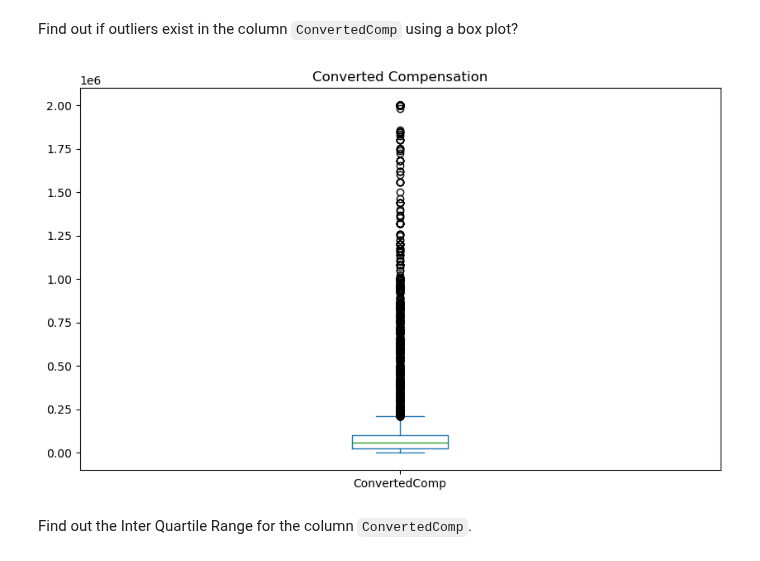
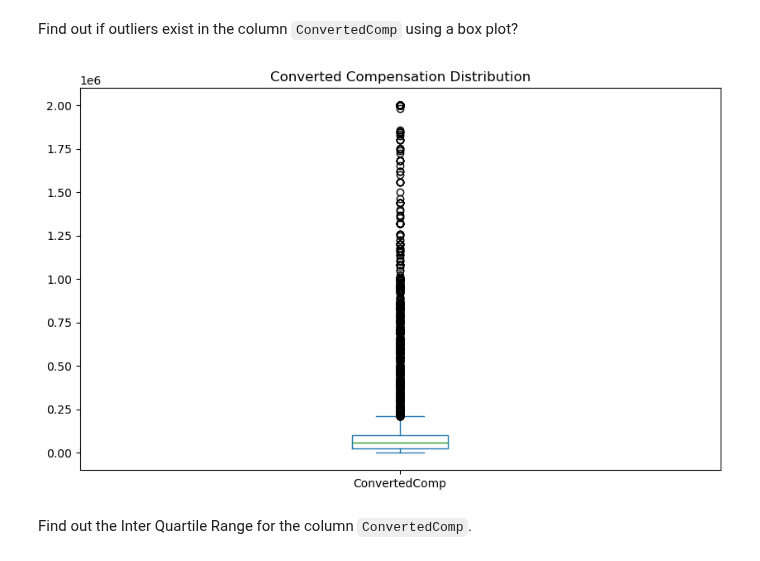
Before and after one commit to fredrickodhis/CourseraSimpleDataExploration, a Jupyter notebook: M3ExploratoryDataAnalysis-lab.ipynb, the cells around one changed output. Saved outputs shown, nothing was run; the diff lists cells and outputs as text; code cells hidden in the pictures.

```diff
--- a/M3ExploratoryDataAnalysis-lab.ipynb
+++ b/M3ExploratoryDataAnalysis-lab.ipynb
@@ -139,10 +143,10 @@ Find out if outliers exist in the column `ConvertedComp` using a box plot?
 # %%
 # your code goes here
 converted_c.plot(kind="box", figsize=(10,6))
-plt.title("Converted Compensation")
+plt.title("Converted Compensation Distribution")
 plt.show()
 # %% [output]
-[figure, old version]
+[figure, new version]
 # %% [markdown]
 Find out the Inter Quartile Range for the column `ConvertedComp`.
 # %%
```
Also changed, not shown: parts of 4 cells of this notebook.
